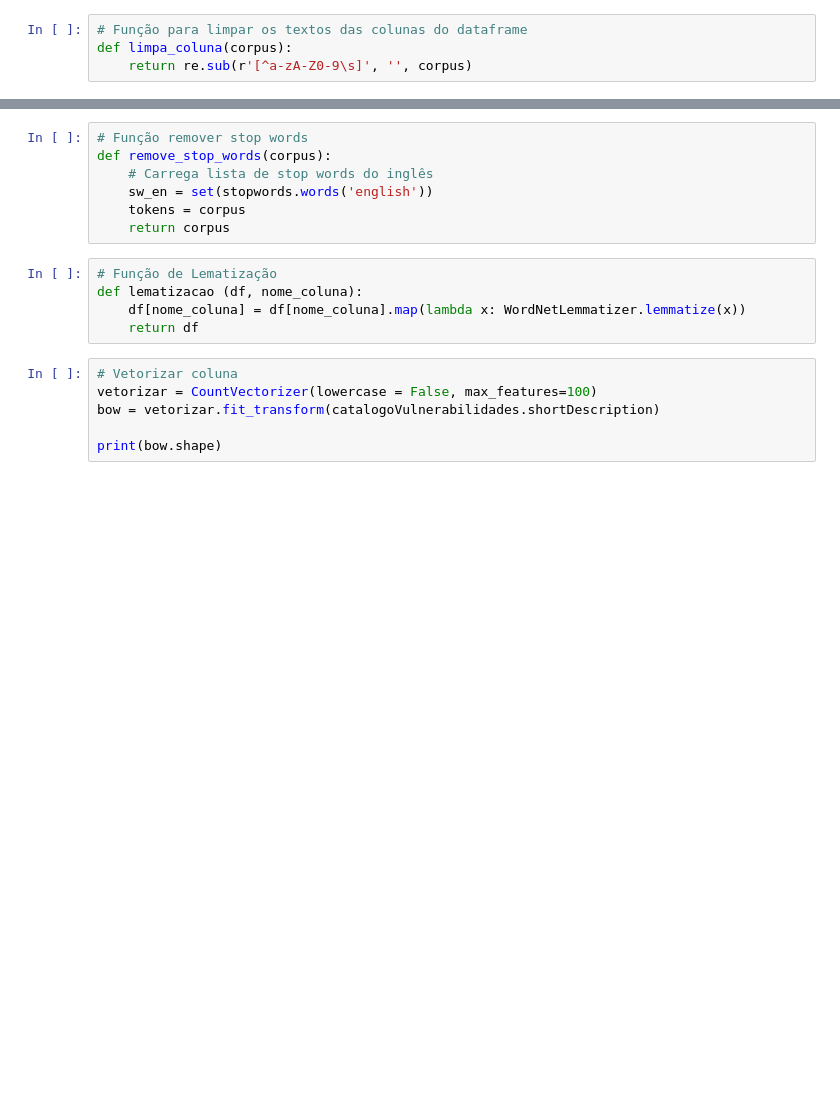
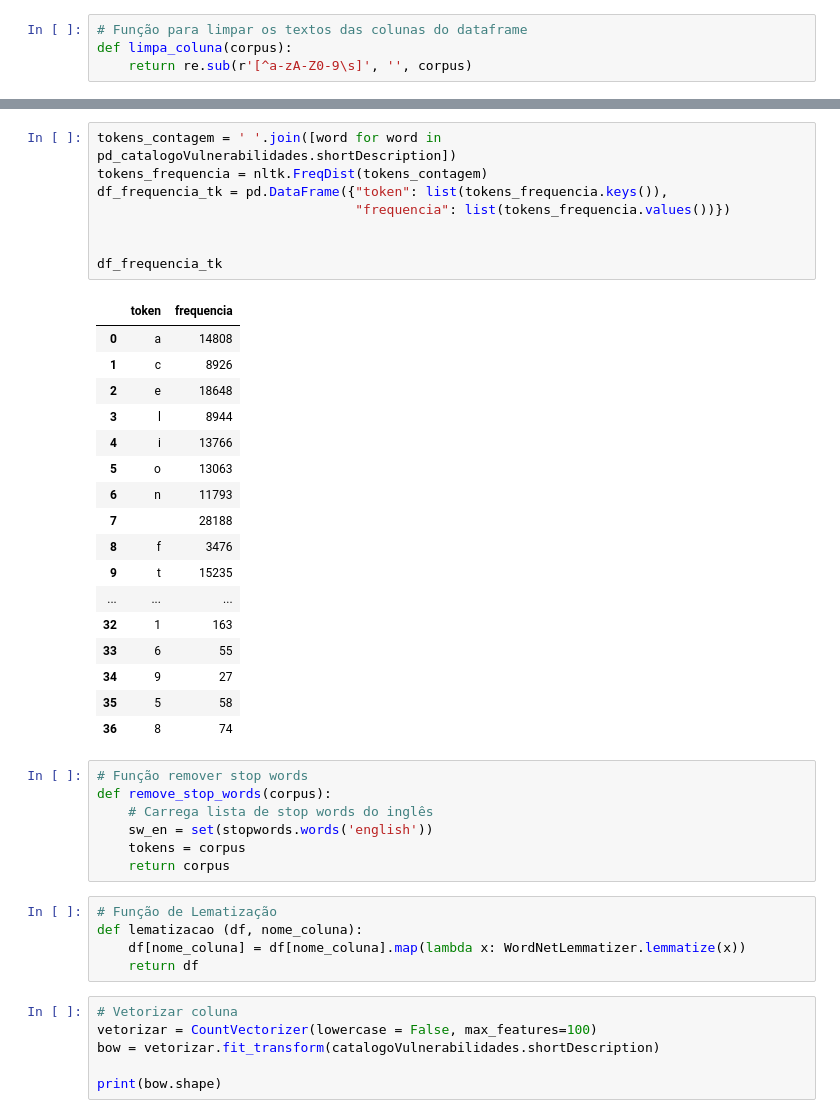
Before and after one commit to jcbeuker/tcc_usp_esalq_2024, a Jupyter notebook: TCC.ipynb, the cells around one changed output, grey strips where cells are left out. Cells and saved outputs as stored; diff of their text form; blank space fills up the shorter version.

Commit message:
Tokenizando

```diff
--- a/TCC.ipynb
+++ b/TCC.ipynb
@@ -82,3 +175,29 @@ def tokenizacao (corpus):
+# %%
+tokens_contagem = ' '.join([word for word in pd_catalogoVulnerabilidades.shortDescription])
+tokens_frequencia = nltk.FreqDist(tokens_contagem)
+df_frequencia_tk = pd.DataFrame({"token": list(tokens_frequencia.keys()),
+                                 "frequencia": list(tokens_frequencia.values())})
+
+
+df_frequencia_tk
+# %% [output]
+|  | token | frequencia |
+| 0 | a | 14808 |
+| 1 | c | 8926 |
+| 2 | e | 18648 |
+| 3 | l | 8944 |
+| 4 | i | 13766 |
+| 5 | o | 13063 |
+| 6 | n | 11793 |
+| 7 |  | 28188 |
+| 8 | f | 3476 |
+| 9 | t | 15235 |
+| ... | ... | ... |
+| 32 | 1 | 163 |
+| 33 | 6 | 55 |
+| 34 | 9 | 27 |
+| 35 | 5 | 58 |
+| 36 | 8 | 74 |
 # %%
 # Função remover stop words
 def remove_stop_words(corpus):
```
Also changed, not shown: parts of 12 cells of this notebook.
